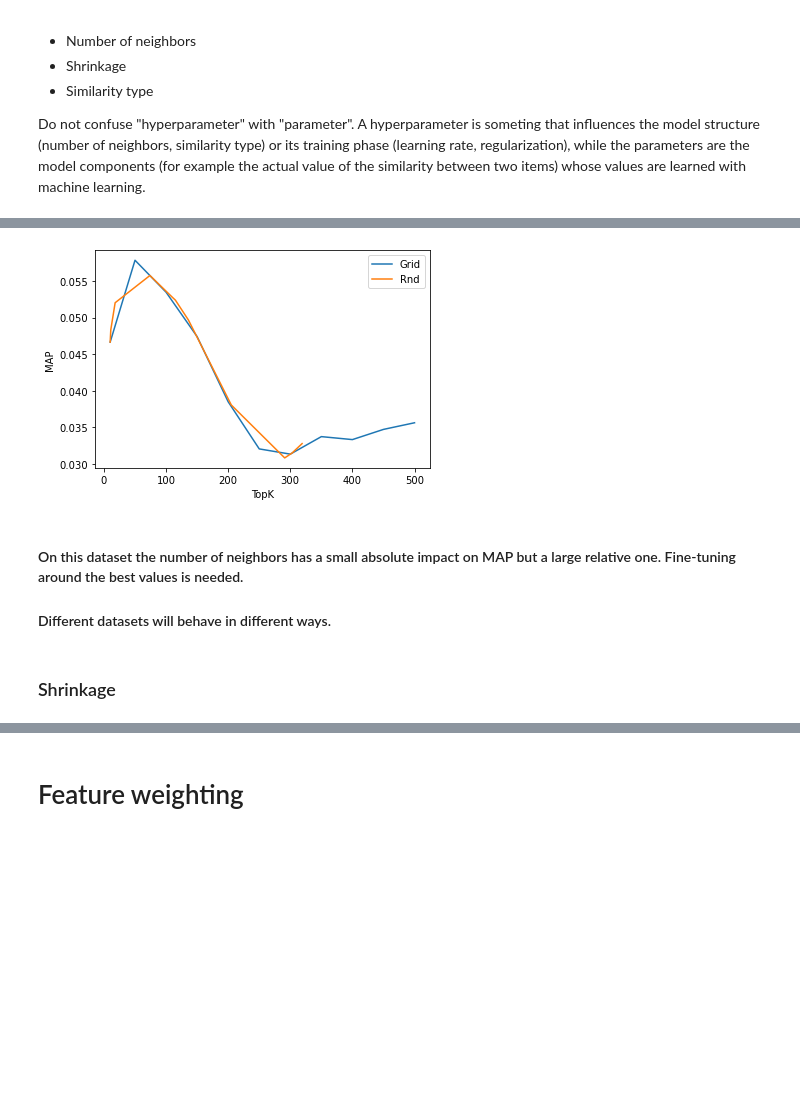
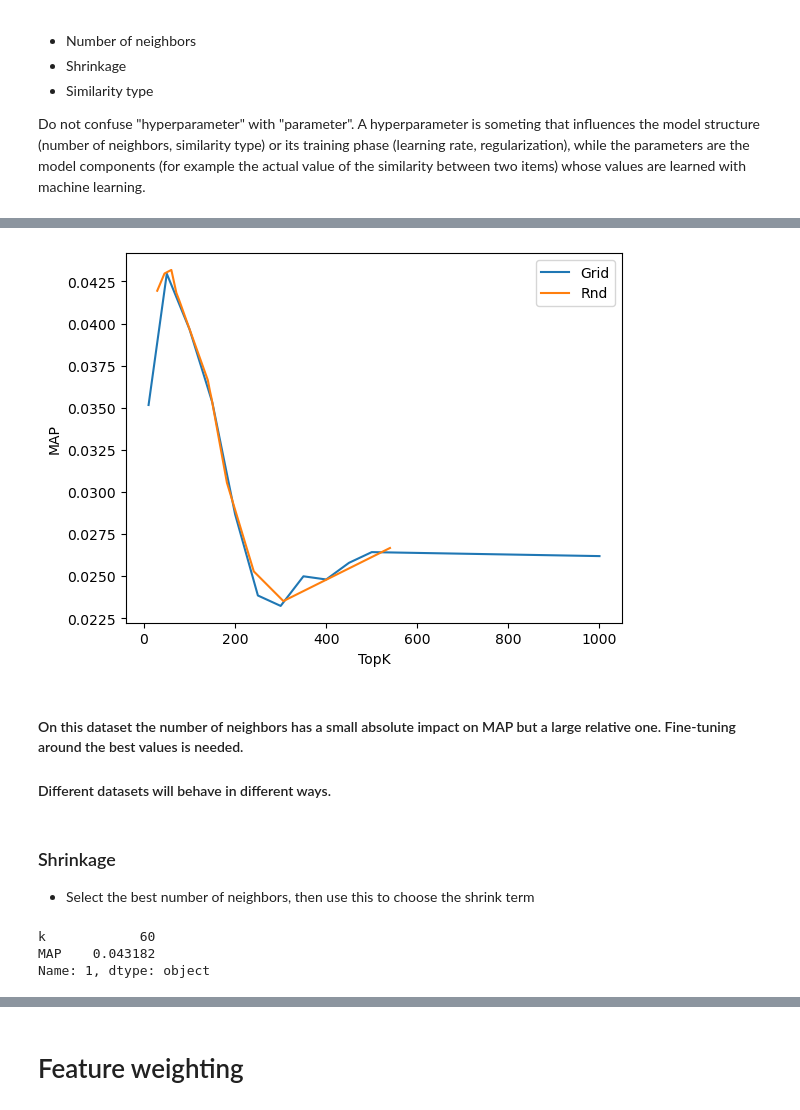
Before and after one commit to MaurizioFD/RecSys_Course_AT_PoliMi, a Jupyter notebook: Practice 03 - Content Based Filtering.ipynb, the cells around one changed output, grey strips where cells are left out. Cells and saved outputs as stored; diff of their text form; code cells hidden in the pictures; blank space fills up the shorter version.

```diff
--- a/Practice 03 - Content Based Filtering.ipynb
+++ b/Practice 03 - Content Based Filtering.ipynb
@@ -616,18 +629,0 @@ EvaluatorHoldout: Processed 69808 (100.0%) in 1.04 min. Users per second: 1119
-# %%
-from Recommenders.KNN.ItemKNNCBFRecommender import ItemKNNCBFRecommender
-from scipy.stats import loguniform
-
-x_tick_rnd = loguniform.rvs(10, 500, size=11).astype(int)
-x_tick_rnd.sort()
-x_tick_rnd = list(x_tick_rnd)
-
-MAP_per_k_rnd = []
-
-for topK in x_tick_rnd:
-
-    recommender = ItemKNNCBFRecommender(URM_train, ICM_all)
-    recommender.fit(shrink=0.0, topK=topK)
-
-    result_df, _ = evaluator_test.evaluateRecommender(recommender)
-
-    MAP_per_k_rnd.append(result_df.loc[10]["MAP"])
@@ -652,15 +662,24 @@ EvaluatorHoldout: Processed 69808 (100.0%) in 53.67 sec. Users per second: 1301
 # %%
-pyplot.plot(x_tick_grid, MAP_per_k_grid, label="Grid")
-pyplot.plot(x_tick_rnd, MAP_per_k_rnd, label="Rnd")
+pyplot.plot(MAP_per_k_grid["k"].values, MAP_per_k_grid["MAP"].values, label="Grid")
+pyplot.plot(MAP_per_k_rnd["k"].values, MAP_per_k_rnd["MAP"].values, label="Rnd")
 pyplot.ylabel('MAP')
 pyplot.xlabel('TopK')
 pyplot.legend()
 pyplot.show()
 # %% [output]
-[figure, old version]
+[figure, new version]
 # %% [markdown]
 #### On this dataset the number of neighbors has a small absolute impact on MAP but a large relative one. Fine-tuning around the best values is needed.
 
 #### Different datasets will behave in different ways.
-# %% [markdown]
-### Shrinkage
+# %% [markdown]
+### Shrinkage
+
+- Select the best number of neighbors, then use this to choose the shrink term
+# %%
+best_k_value = MAP_per_k_rnd.loc[MAP_per_k_rnd["MAP"].astype(float).idxmax()]
+best_k_value
+# %% [output]
+k            60
+MAP    0.043182
+Name: 1, dtype: object
```
Also changed, not shown: parts of 41 cells of this notebook.
